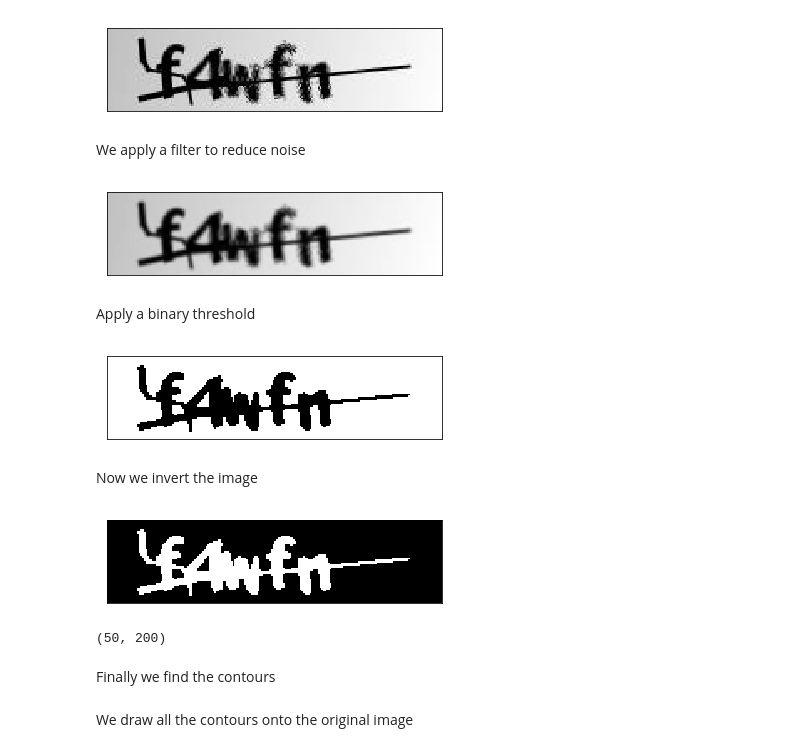
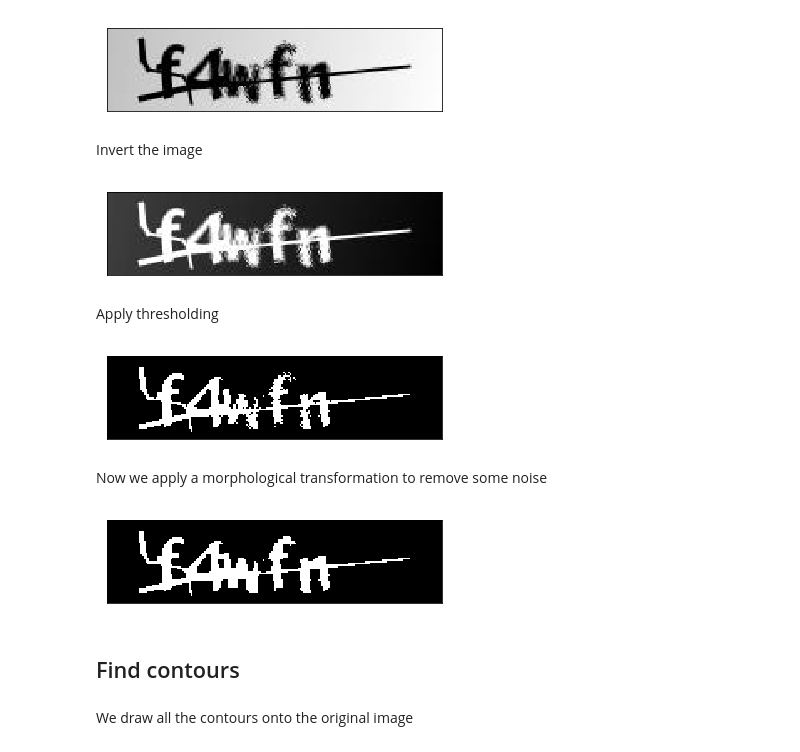
Before and after one commit to Vykstorm/OpenCV_examples, a Jupyter notebook: contours.ipynb, the cells around one changed output. Drawn from its saved outputs; the diff is of its cells as text; code cells hidden in the pictures.

```diff
--- a/contours.ipynb
+++ b/contours.ipynb
@@ -18,23 +18,26 @@ original_img = img
 plt.imshow(img, cmap='gray'), plt.xticks([]), plt.yticks([]);
 # %% [output]
 [figure]
-# %% [markdown]
-We apply a filter to reduce noise
-# %%
-img = cv.GaussianBlur(img, (3, 3), 0)
-#img = cv.bilateralFilter(img, 9, 75, 40)
+# %% [markdown]
+Invert the image
+# %%
+img = 255 - img
 # %%
 plt.imshow(img, cmap='gray'), plt.xticks([]), plt.yticks([]);
 # %% [output]
-[figure, old version]
+[figure, new version]
-# %% [markdown]
-Apply a binary threshold
+# %% [markdown]
+Apply thresholding
 # %%
-ret, img = cv.threshold(img, 0, 255, cv.THRESH_BINARY + cv.THRESH_OTSU)
-#ret, img = cv.threshold(img, 90, 255, cv.THRESH_BINARY)
+ret, img = cv.threshold(img, 200, 255, cv.THRESH_BINARY)
+plt.imshow(img, cmap='gray'), plt.xticks([]), plt.yticks([]);
+# %% [output]
+[figure, added]
+# %% [markdown]
+Now we apply a morphological transformation to remove some noise
 # %%
+kernel = np.ones([3,3])
+img = cv.morphologyEx(img, cv.MORPH_CLOSE, kernel)
 plt.imshow(img, cmap='gray'), plt.xticks([]), plt.yticks([]);
 # %% [output]
-[figure, old version]
+[figure, new version]
-# %% [markdown]
-Now we invert the image
@@ -43,13 +44,5 @@ img = (255 - img)
-# %%
-plt.imshow(img, cmap='gray'), plt.xticks([]), plt.yticks([]);
-# %% [output]
-[figure, removed]
-# %%
-img.shape
-# %% [output]
-(50, 200)
-# %% [markdown]
-Finally we find the contours
+# %% [markdown]
+## Find contours
 # %%
 contours, hierachy = cv.findContours(img, cv.RETR_TREE,  cv.CHAIN_APPROX_SIMPLE)
 # %%
```
Also changed, not shown: parts of 4 cells of this notebook.
